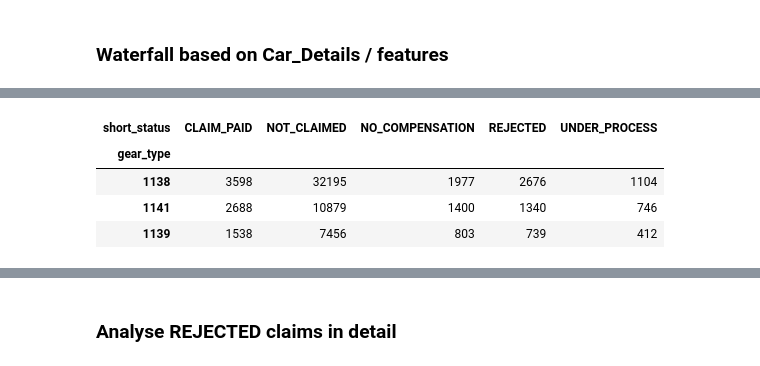
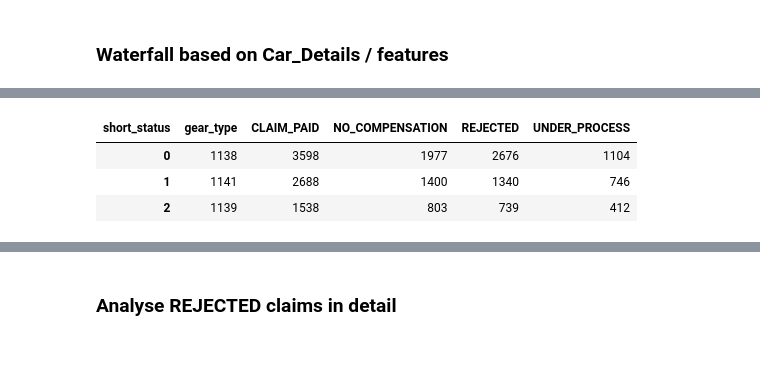
Before and after one commit to dileepsathyan/assignments, a Jupyter notebook: Vroom Virtusa/Vroom Virtusa Assignment.ipynb, the cells around one changed output, grey strips where cells are left out. Drawn from its saved outputs; the diff is of its cells as text; code cells hidden in the pictures.

```diff
--- a/Vroom Virtusa/Vroom Virtusa Assignment.ipynb
+++ b/Vroom Virtusa/Vroom Virtusa Assignment.ipynb
@@ -1592,11 +1619,11 @@ wf_cnt_fuel
 # %%
 wf_cnt_gear = df_master.groupby(['gear_type', 'short_status'])['car_id'].count().reset_index()
 wf_cnt_gear = wf_cnt_gear.pivot(index='gear_type', columns='short_status', values='car_id')
-wf_cnt_gear = wf_cnt_gear.fillna(0).sort_values(by=['CLAIM_PAID', 'REJECTED'], ascending=False)
+wf_cnt_gear = wf_cnt_gear.fillna(0).sort_values(by=['CLAIM_PAID', 'REJECTED'], ascending=False).reset_index()
+wf_cnt_gear.drop('NOT_CLAIMED', axis=1, inplace=True)
 wf_cnt_gear
 # %% [output]
-| short_status | CLAIM_PAID | NOT_CLAIMED | NO_COMPENSATION | REJECTED | UNDER_PROCESS |
-| gear_type |  |  |  |  |  |
-| 1138 | 3598 | 32195 | 1977 | 2676 | 1104 |
-| 1141 | 2688 | 10879 | 1400 | 1340 | 746 |
-| 1139 | 1538 | 7456 | 803 | 739 | 412 |
+| short_status | gear_type | CLAIM_PAID | NO_COMPENSATION | REJECTED | UNDER_PROCESS |
+| 0 | 1138 | 3598 | 1977 | 2676 | 1104 |
+| 1 | 1141 | 2688 | 1400 | 1340 | 746 |
+| 2 | 1139 | 1538 | 803 | 739 | 412 |
```
Also changed, not shown: parts of 7 cells of this notebook.
